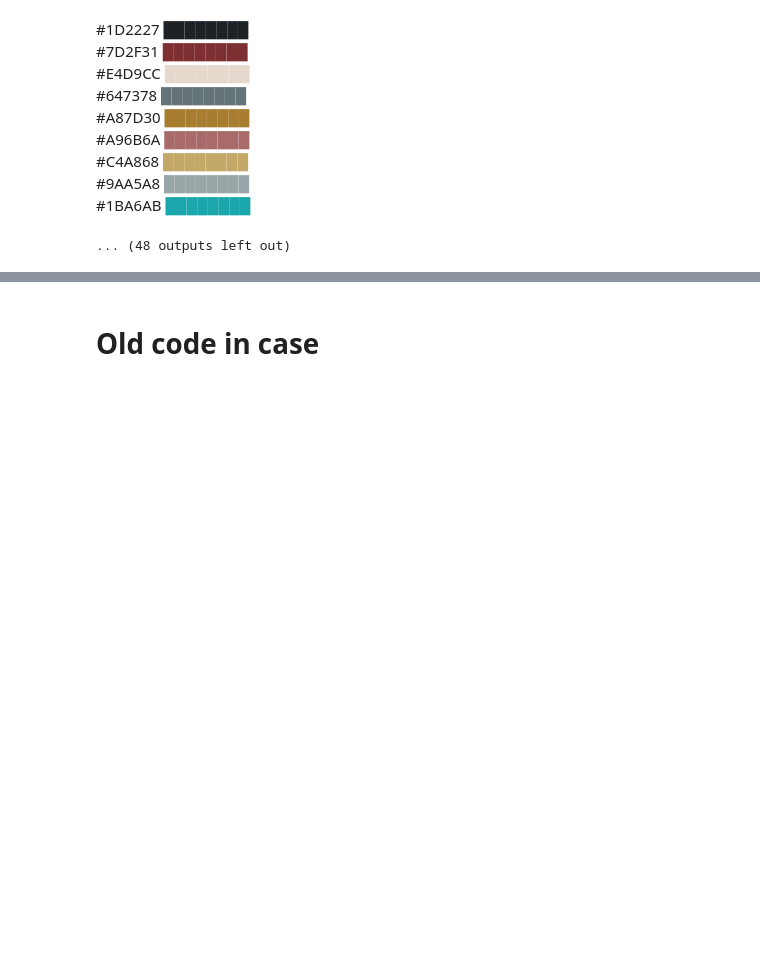
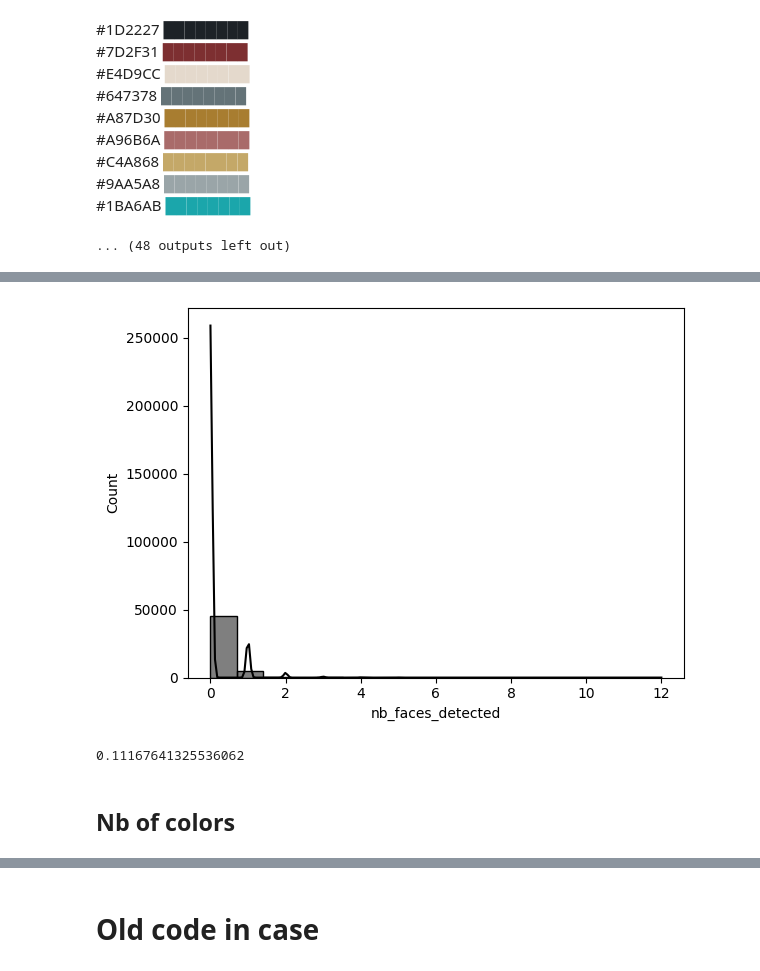
Before and after one commit to NahiaPeschard/wagon_book_cover, a Jupyter notebook: notebooks/nahia_color_extracting.ipynb, the cells around one changed output, grey strips where cells are left out. Cells and saved outputs as stored; diff of their text form; code cells hidden in the pictures; blank space fills up the shorter version.

```diff
--- a/notebooks/nahia_color_extracting.ipynb
+++ b/notebooks/nahia_color_extracting.ipynb
@@ -298,0 +192,11 @@ genre_df.to_csv("../raw_data/Images_concat/genre_df_with_extracted_picture_featu
+# %%
+def nb_faces_detected(im_file):
+    img = cv2.imread(im_file)
+    gray_image = cv2.cvtColor(img, cv2.COLOR_BGR2GRAY)
+    face_classifier = cv2.CascadeClassifier(
+        cv2.data.haarcascades + "haarcascade_frontalface_default.xml"
+    )
+    face = face_classifier.detectMultiScale(gray_image)
+    return len(face)
+# %%
+df_copy['nb_faces_detected'] = df_copy['Image_name'].apply(lambda x: nb_faces_detected(f"../raw_data/Images/{x}"))
@@ -298,0 +235,4 @@ genre_df.to_csv("../raw_data/Images_concat/genre_df_with_extracted_picture_featu
+# %%
+sns.histplot(df_copy['nb_faces_detected'], kde=True, color='black');
+# %% [output]
+[figure, added]
@@ -298,0 +241,4 @@ genre_df.to_csv("../raw_data/Images_concat/genre_df_with_extracted_picture_featu
+# %%
+df_copy.face_detected.mean()
+# %% [output]
+0.11167641325536062
@@ -298,0 +247,2 @@ genre_df.to_csv("../raw_data/Images_concat/genre_df_with_extracted_picture_featu
+# %% [markdown]
+## Nb of colors
```
Also changed, not shown: parts of 69 cells of this notebook.
